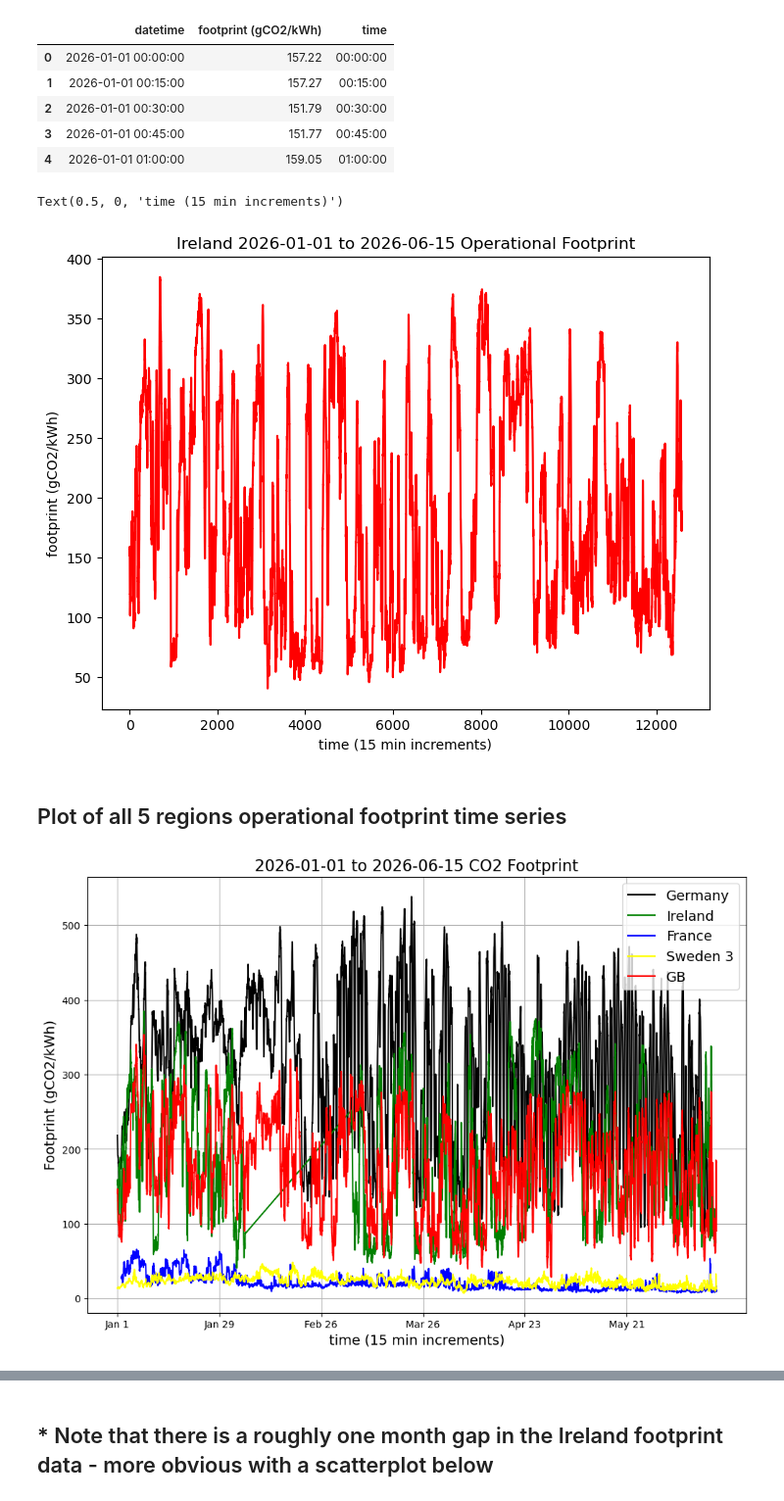
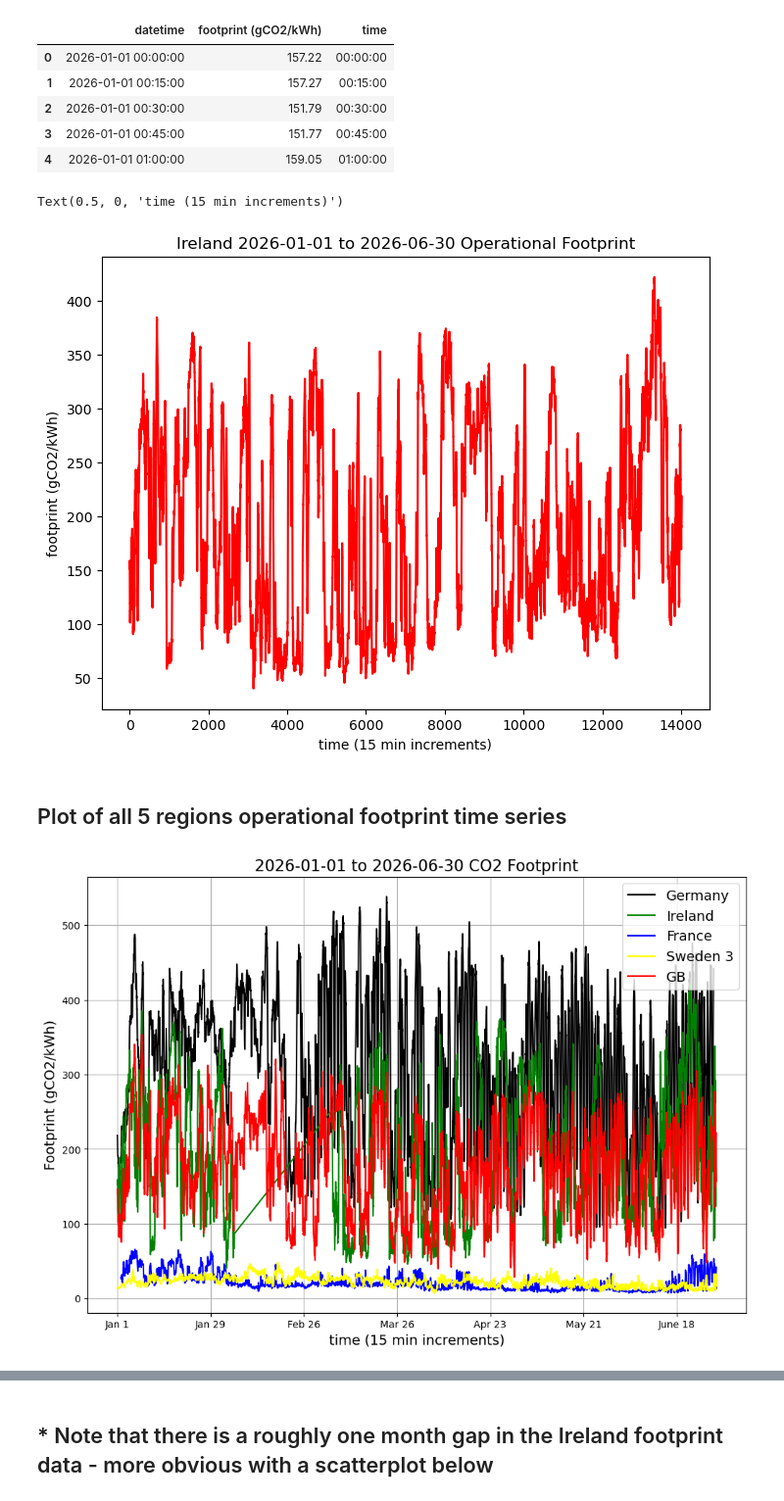
Before and after one commit to tedscott/SideProjects, a Jupyter notebook: E2EGHG/wattnet_5_regions.ipynb, the cells around one changed output, grey strips where cells are left out. Shown at 98% size. Saved outputs shown, nothing was run; the diff lists cells and outputs as text; code cells hidden in the pictures.

Commit message:
last updates to get data thru june 30

```diff
--- a/E2EGHG/wattnet_5_regions.ipynb
+++ b/E2EGHG/wattnet_5_regions.ipynb
@@ -147,4 +147,4 @@ df_footprint.to_csv('../E2EGHG/wattnet-data/ForMohammad/2026-01-01_2026-06-15_FR
 # %%
-df_FR = pd.read_csv('../E2EGHG/wattnet-data/ForMohammad/2026-01-01_2026-06-15_FR_operational_footprint.csv')
+df_FR = pd.read_csv('../E2EGHG/wattnet-data/ForMohammad/2026-01-01_2026-06-30_FR_operational_footprint.csv')
 # %% [markdown]
 # Great Britain (incl Northern Ireland)
@@ -202,4 +202,4 @@ df_footprint.to_csv('../E2EGHG/wattnet-data/ForMohammad/2026-01-01_2026-06-15_GB
 # %%
-df_GB = pd.read_csv('../E2EGHG/wattnet-data/ForMohammad/2026-01-01_2026-06-15_GB_operational_footprint.csv')
+df_GB = pd.read_csv('../E2EGHG/wattnet-data/ForMohammad/2026-01-01_2026-06-30_GB_operational_footprint.csv')
 # %% [markdown]
 # Sweden region SE3 which includes Stockholm
@@ -257,4 +257,4 @@ df_footprint.to_csv('../E2EGHG/wattnet-data/ForMohammad/2026-01-01_2026-06-15_SE
 # %%
-df_SE3 = pd.read_csv('../E2EGHG/wattnet-data/ForMohammad/2026-01-01_2026-06-15_SE3_operational_footprint.csv')
+df_SE3 = pd.read_csv('../E2EGHG/wattnet-data/ForMohammad/2026-01-01_2026-06-30_SE3_operational_footprint.csv')
 # %% [markdown]
 # Ireland
@@ -302,9 +302,9 @@ df_footprint.head()
 # plot the day of load
 plt.figure(figsize=(8,6))
 sns.lineplot(data=df_footprint, x=df_footprint.index, y='footprint (gCO2/kWh)', color='red')
-plt.title("Ireland 2026-01-01 to 2026-06-15 Operational Footprint")
+plt.title("Ireland 2026-01-01 to 2026-06-30 Operational Footprint")
 plt.xlabel('time (15 min increments)')
 # %% [output]
 Text(0.5, 0, 'time (15 min increments)')
-[figure, old version]
+[figure, new version]
 # %%
@@ -312,33 +312,33 @@ df_footprint.to_csv('../E2EGHG/wattnet-data/ForMohammad/2026-01-01_2026-06-15_IE
 # %%
-df_IE = pd.read_csv('../E2EGHG/wattnet-data/ForMohammad/2026-01-01_2026-06-15_IE_operational_footprint.csv')
+df_IE = pd.read_csv('../E2EGHG/wattnet-data/ForMohammad/2026-01-01_2026-06-30_IE_operational_footprint.csv')
 # %% [markdown]
 ## Plot of all 5 regions operational footprint time series
 # %%
 %%time
 # combine into single plot
 # help for legend from https://stackoverflow.com/questions/5484922/secondary-axis-with-twinx-how-to-add-to-legend
 
 fig, ax1 = plt.subplots(figsize=(12,8)) # initializes figure and plots
 
 sns.lineplot(data=df_DE, x='datetime', y='footprint (gCO2/kWh)', color='black', ax=ax1, label='Germany')
 sns.lineplot(data=df_IE, x='datetime', y='footprint (gCO2/kWh)', color='green', ax=ax1, label='Ireland')
 sns.lineplot(data=df_FR, x='datetime', y='footprint (gCO2/kWh)', color='blue', ax=ax1, label='France')
 sns.lineplot(data=df_SE3, x='datetime', y='footprint (gCO2/kWh)', color='yellow', ax=ax1, label='Sweden 3')
 sns.lineplot(data=df_GB, x='datetime', y='footprint (gCO2/kWh)', color='red', ax=ax1, label='GB')
 
 
 ax1.legend(fontsize=14)
 ax1.grid()
 
 ax1.set_xlabel('time (15 min increments)', fontsize=14)
 ax1.set_ylabel('Footprint (gCO2/kWh)', fontsize=14)
 
-ax1.set_xticks(np.arange(0,(365/2-15)*96,96*28))
+ax1.set_xticks(np.arange(0,(365/2)*96,96*28))
 #plt.xticks(rotation='vertical')
-ax1.set_xticklabels(['Jan 1', 'Jan 29', 'Feb 26', 'Mar 26', 'Apr 23','May 21'])
+ax1.set_xticklabels(['Jan 1', 'Jan 29', 'Feb 26', 'Mar 26', 'Apr 23','May 21','June 18'])
 # plt.legend()
-plt.title("2026-01-01 to 2026-06-15 CO2 Footprint", fontsize=16)
+plt.title("2026-01-01 to 2026-06-30 CO2 Footprint", fontsize=16)
 
 plt.show()
 # %% [output]
-[figure, old version]
+[figure, new version]
```
Also changed, not shown: parts of 29 cells of this notebook, 14 other files.
